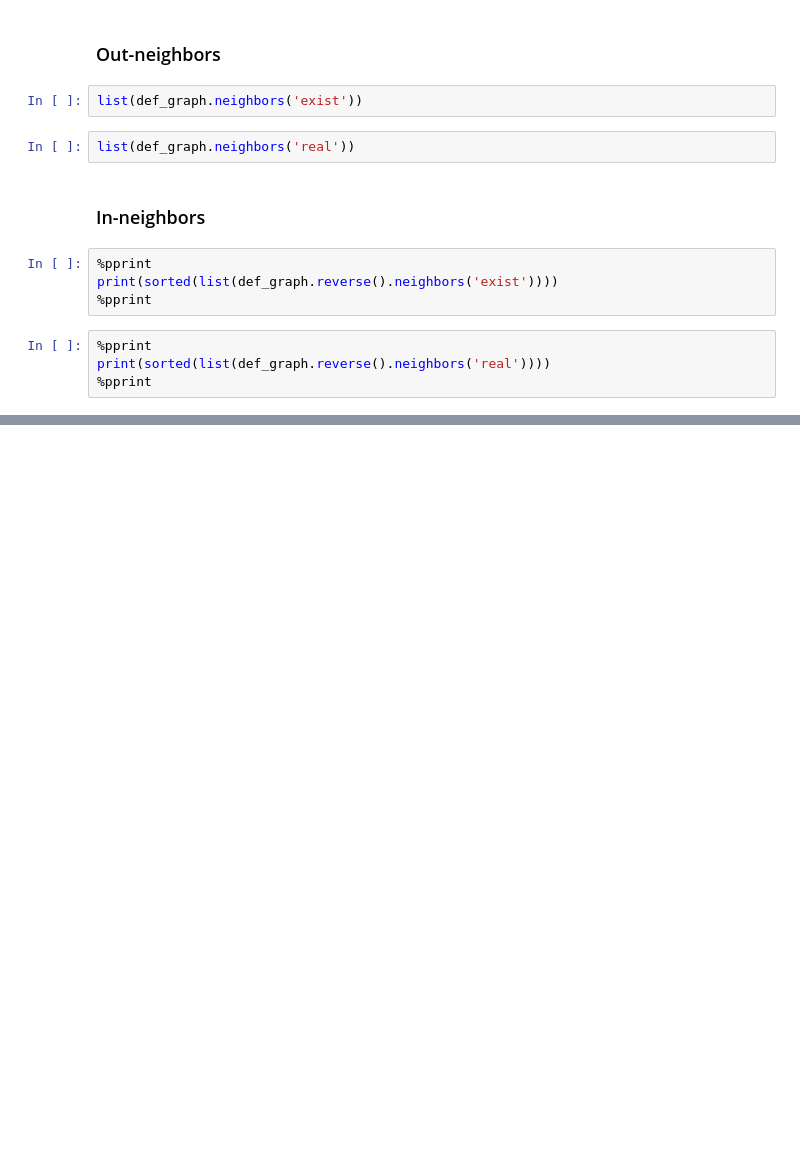
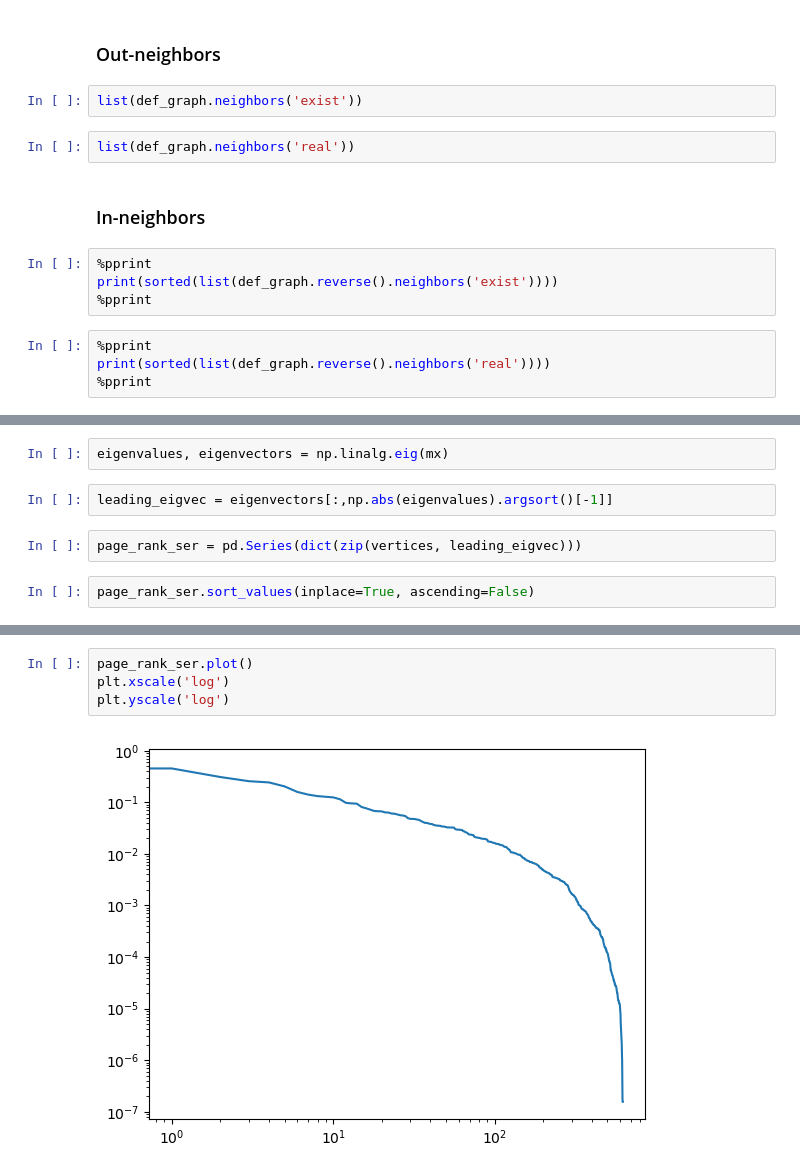
Before and after one commit to makrai/4lang-with-them-roles, a Jupyter notebook: pagerank.ipynb, the cells around one changed output, grey strips where cells are left out. Drawn from its saved outputs; the diff is of its cells as text; blank space fills up the shorter version.

```diff
--- a/pagerank.ipynb
+++ b/pagerank.ipynb
@@ -455,0 +490,8 @@ fl.groupby([in_degree_ser==0,fl.pagerank<5.578344e-05]).size()
+# %%
+eigenvalues, eigenvectors = np.linalg.eig(mx)
+# %%
+leading_eigvec = eigenvectors[:,np.abs(eigenvalues).argsort()[-1]]
+# %%
+page_rank_ser = pd.Series(dict(zip(vertices, leading_eigvec)))
+# %%
+page_rank_ser.sort_values(inplace=True, ascending=False)
@@ -455,0 +516,6 @@ fl.groupby([in_degree_ser==0,fl.pagerank<5.578344e-05]).size()
+# %%
+page_rank_ser.plot()
+plt.xscale('log')
+plt.yscale('log')
+# %% [output]
+[figure, added]
```
Also changed, not shown: parts of 25 cells of this notebook.
